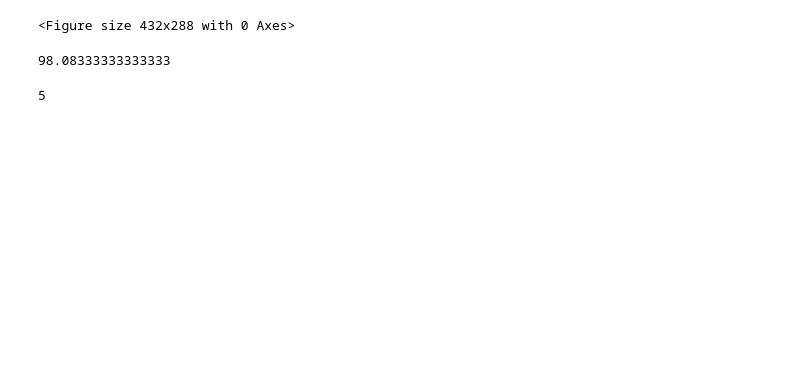
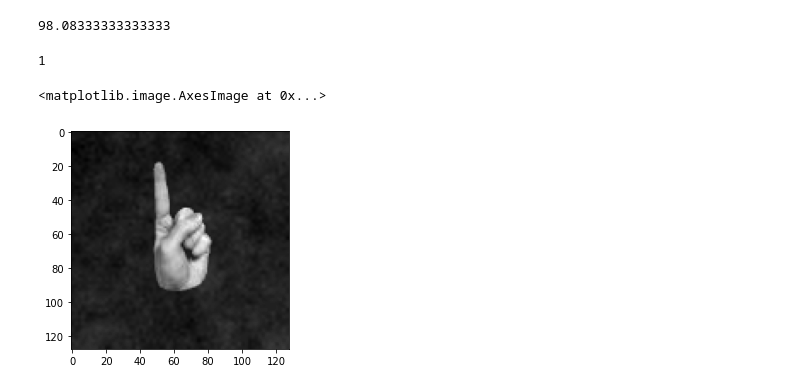
Before and after one commit to ThishenP/finger-counting, a Jupyter notebook: Untitled.ipynb, the cells around one changed output. Cells and saved outputs as stored; diff of their text form; code cells hidden in the pictures; blank space fills up the shorter version.

```diff
--- a/Untitled.ipynb
+++ b/Untitled.ipynb
@@ -9,7 +12,3 @@ from skimage import measure
-# %%
-plt.gray()
-# %% [output]
-<Figure size 432x288 with 0 Axes>
 # %%
 hands = []
 labels = []
@@ -41,7 +40,26 @@ print((right/n)*100)
 # %% [output]
 98.08333333333333
 # %%
-hand = hands[3117]
-print(count_fingers(hand))
+def hull_method(f):
+    _ , binh = cv.threshold(f, 90, 255,  cv.THRESH_BINARY)
+    binh = morphology.opening(binh)
+    binh = morphology.closing(binh)
+
+    contours, hierarchy = cv.findContours(binh, cv.RETR_TREE, cv.CHAIN_APPROX_SIMPLE)
+
+    #check
+    contours = max(contours, key=lambda x: cv.contourArea(x))
+
+    hull = cv.convexHull(contours, returnPoints=False)
+
+    defects = cv.convexityDefects(contours, hull)
+    defect_lengths = defects[:,0,3]
+    return len(defect_lengths[defect_lengths>6000])+1
-# %% [output]
-5
+# %%
+hand = hands[10]
+print(hull_method(hand))
+plt.imshow(hand)
+# %% [output]
+1
+<matplotlib.image.AxesImage at 0x...>
+[figure, added]
```
Also changed, not shown: parts of 10 cells of this notebook.
